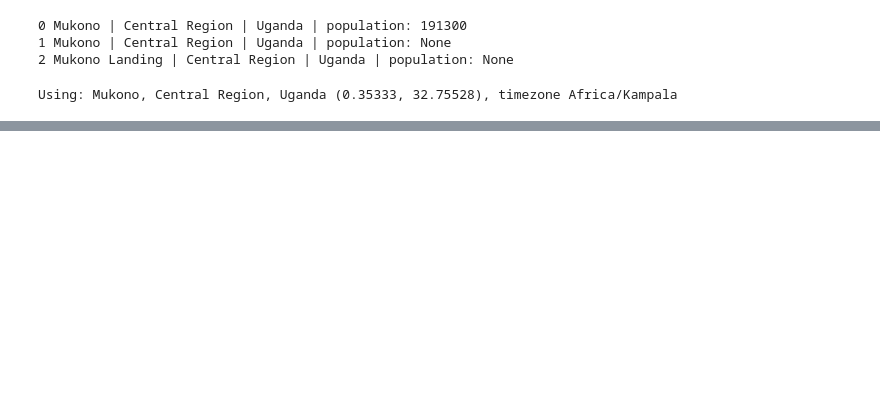
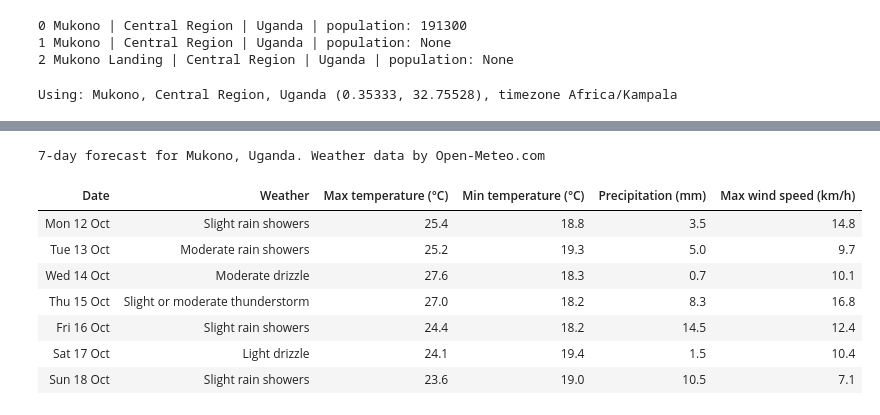
Before and after one commit to 36987-scov/oop-python-assignment2, a Jupyter notebook: notebooks/project1_weather.ipynb, the cells around one changed output, grey strips where cells are left out. Drawn from its saved outputs; the diff is of its cells as text; code cells hidden in the pictures; blank space fills up the shorter version.

```diff
--- a/notebooks/project1_weather.ipynb
+++ b/notebooks/project1_weather.ipynb
@@ -141,0 +170,21 @@ Using: Mukono, Central Region, Uganda (0.35333, 32.75528), timezone Africa/Kampa
+# %%
+forecast_table = (
+    forecast_df.style
+    .format({"Date": "{:%a %d %b}"}, precision=1)
+    .hide(axis="index")
+    .set_caption(
+        f"{FORECAST_DAYS}-day forecast for {location['name']}, "
+        f"{location['country']}. Weather data by Open-Meteo.com"
+    )
+)
+forecast_table
+# %% [output]
+7-day forecast for Mukono, Uganda. Weather data by Open-Meteo.com
+| Date | Weather | Max temperature (°C) | Min temperature (°C) | Precipitation (mm) | Max wind speed (km/h) |
+| Mon 12 Oct | Slight rain showers | 25.4 | 18.8 | 3.5 | 14.8 |
+| Tue 13 Oct | Moderate rain showers | 25.2 | 19.3 | 5.0 | 9.7 |
+| Wed 14 Oct | Moderate drizzle | 27.6 | 18.3 | 0.7 | 10.1 |
+| Thu 15 Oct | Slight or moderate thunderstorm | 27.0 | 18.2 | 8.3 | 16.8 |
+| Fri 16 Oct | Slight rain showers | 24.4 | 18.2 | 14.5 | 12.4 |
+| Sat 17 Oct | Light drizzle | 24.1 | 19.4 | 1.5 | 10.4 |
+| Sun 18 Oct | Slight rain showers | 23.6 | 19.0 | 10.5 | 7.1 |
```
Also changed, not shown: parts of 7 cells of this notebook, 1 other file.
